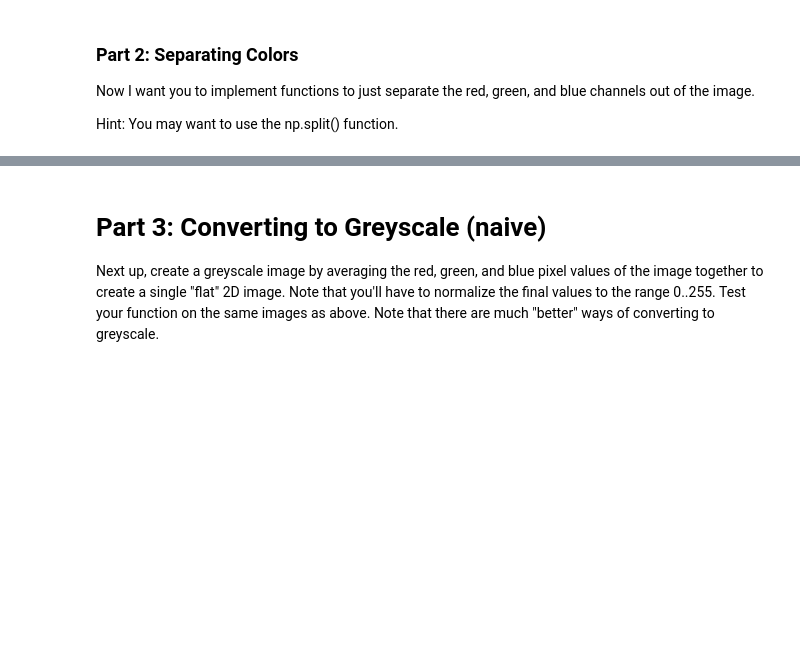
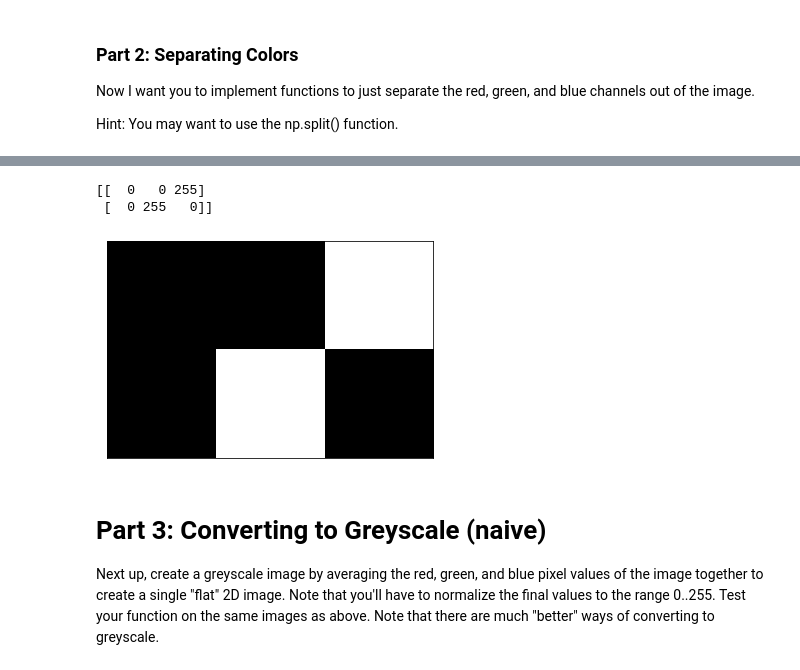
Before and after one commit to chododom/Computer-Vision, a Jupyter notebook: project1/project1.ipynb, the cells around one changed output, grey strips where cells are left out. Saved outputs shown, nothing was run; the diff lists cells and outputs as text; code cells hidden in the pictures; blank space fills up the shorter version.

```diff
--- a/project1/project1.ipynb
+++ b/project1/project1.ipynb
@@ -99,8 +112,15 @@ red = GetRedPixels(rgb)
 # %%
 blue = GetBluePixels(rgb)
-#plt.xticks([]), plt.yticks([])   # to hide tick values on X and Y axis
-#plt.imshow(green,cmap='gray', vmin=0, vmax=255)
-#plt.show()
+
+print(blue)
+
+plt.xticks([]), plt.yticks([])   # to hide tick values on X and Y axis
+plt.imshow(blue,cmap='gray', vmin=0, vmax=255)
+plt.show()
+# %% [output]
+[[  0   0 255]
+ [  0 255   0]]
+[figure, added]
 # %% [markdown]
 # Part 3: Converting to Greyscale (naive)
 
```
Also changed, not shown: parts of 2 cells of this notebook, 1 other file.
